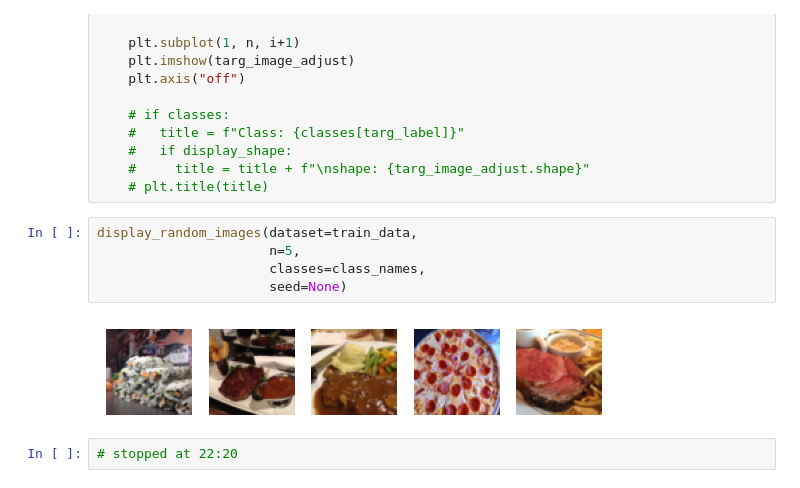
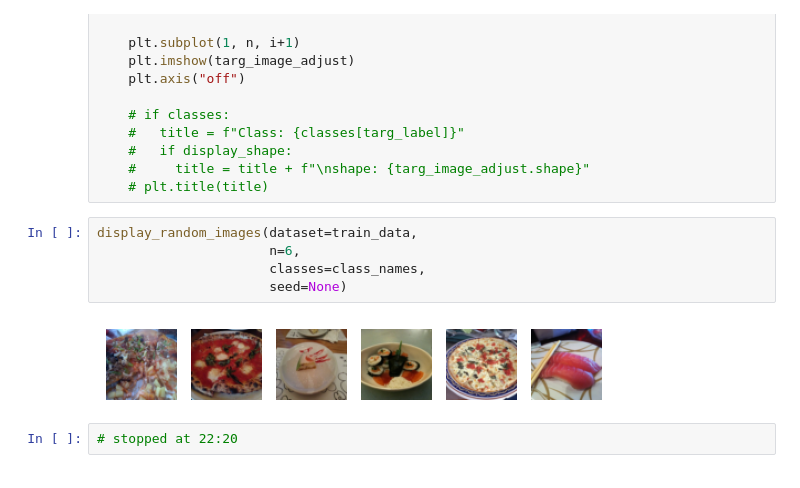
Before and after one commit to 00015775/learning-lab, a Jupyter notebook: pytorch/notebooks/04_youtube_pytorch.ipynb, the cells around one changed output. Saved outputs shown, nothing was run; the diff lists cells and outputs as text.

```diff
--- a/pytorch/notebooks/04_youtube_pytorch.ipynb
+++ b/pytorch/notebooks/04_youtube_pytorch.ipynb
@@ -604,10 +604,10 @@ def display_random_images(dataset: torch.utils.data.Dataset,
     # plt.title(title)
 # %%
 display_random_images(dataset=train_data,
-                      n=5,
+                      n=6,
                       classes=class_names,
                       seed=None)
 # %% [output]
-[figure, old version]
+[figure, new version]
 # %%
 # stopped at 22:20
```
Also changed, not shown: parts of 36 cells of this notebook.
